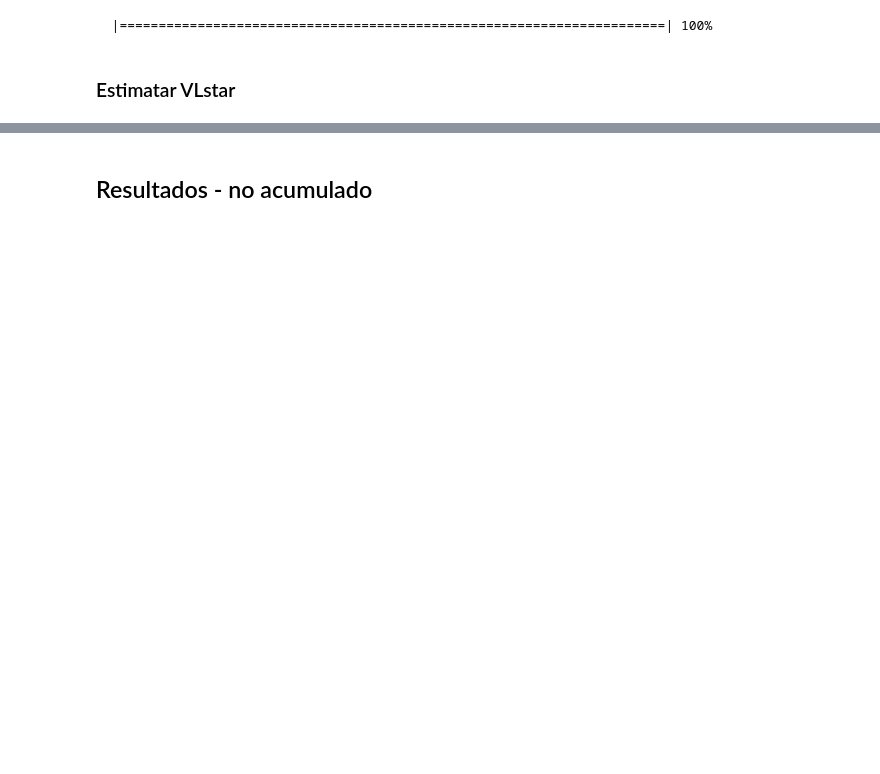
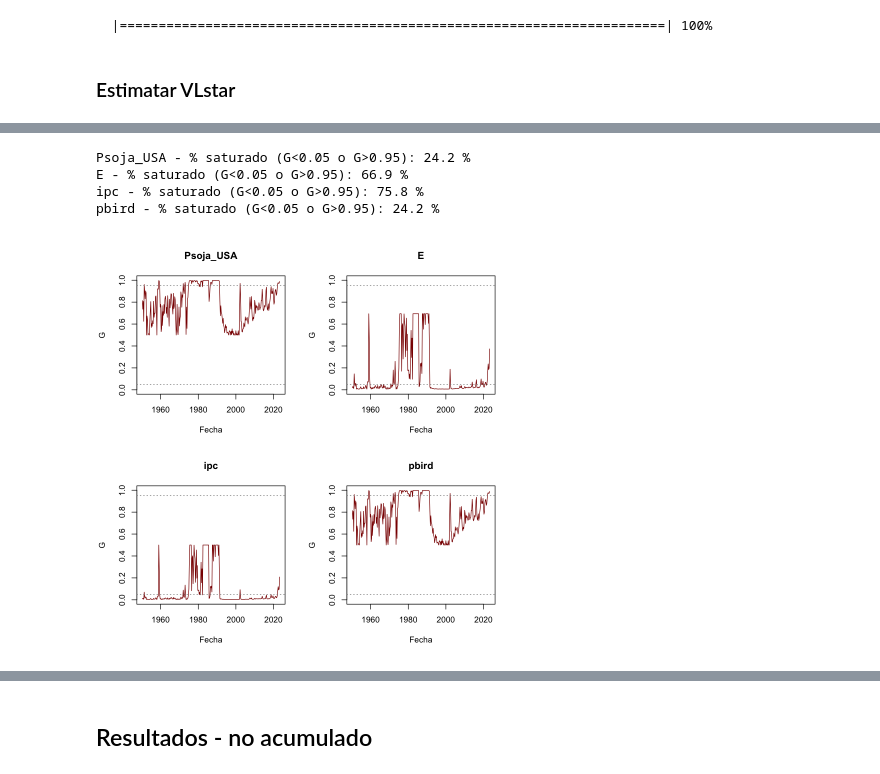
Before and after one commit to mbarrena/tesis, a Jupyter notebook: r_experiments/VLSTAR.ipynb, the cells around one changed output, grey strips where cells are left out. Drawn from its saved outputs; the diff is of its cells as text; code cells hidden in the pictures; blank space fills up the shorter version.

```diff
--- a/r_experiments/VLSTAR.ipynb
+++ b/r_experiments/VLSTAR.ipynb
@@ -265,0 +321,21 @@ cat(">>> Fit saved to fit_vlstar.rds\n")
+# %%
+par(mfrow = c(2,2))
+for (eq in 1:4) {
+  g <- fit.VLSTAR$Gammac[eq, "gamma"]
+  c <- fit.VLSTAR$Gammac[eq, "c"]
+  G_t <- 1 / (1 + exp(-g * (as.numeric(st) - c)))
+
+  plot(st_dates, G_t, type = "l", ylim = c(0,1), col = "darkred",
+       main = colnames(y)[eq], xlab = "Fecha", ylab = "G")
+  abline(h = c(0.05, 0.95), lty = 3, col = "grey50")
+
+  cat(colnames(y)[eq], "- % saturado (G<0.05 o G>0.95):",
+      round(mean(G_t < 0.05 | G_t > 0.95) * 100, 1), "%\n")
+}
+par(mfrow = c(1,1))
+# %% [output]
+Psoja_USA - % saturado (G<0.05 o G>0.95): 24.2 %
+E - % saturado (G<0.05 o G>0.95): 66.9 %
+ipc - % saturado (G<0.05 o G>0.95): 75.8 %
+pbird - % saturado (G<0.05 o G>0.95): 24.2 %
+[figure, added]
```
Also changed, not shown: parts of 13 cells of this notebook, 39 other files.
